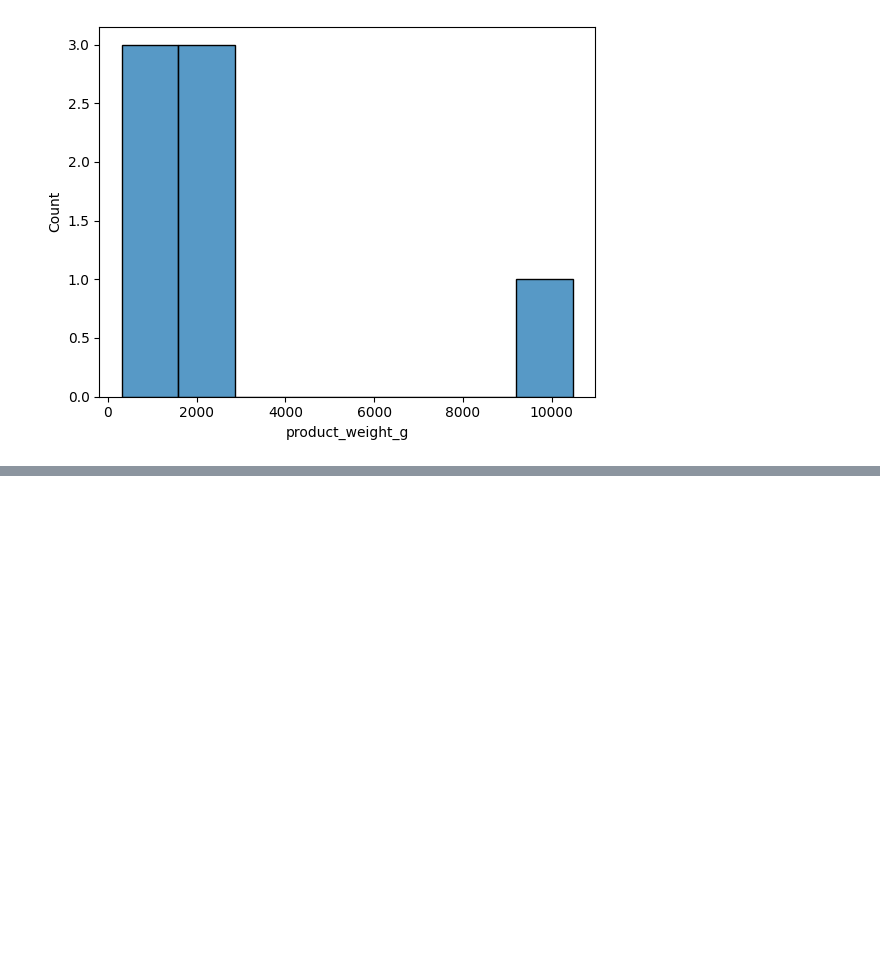
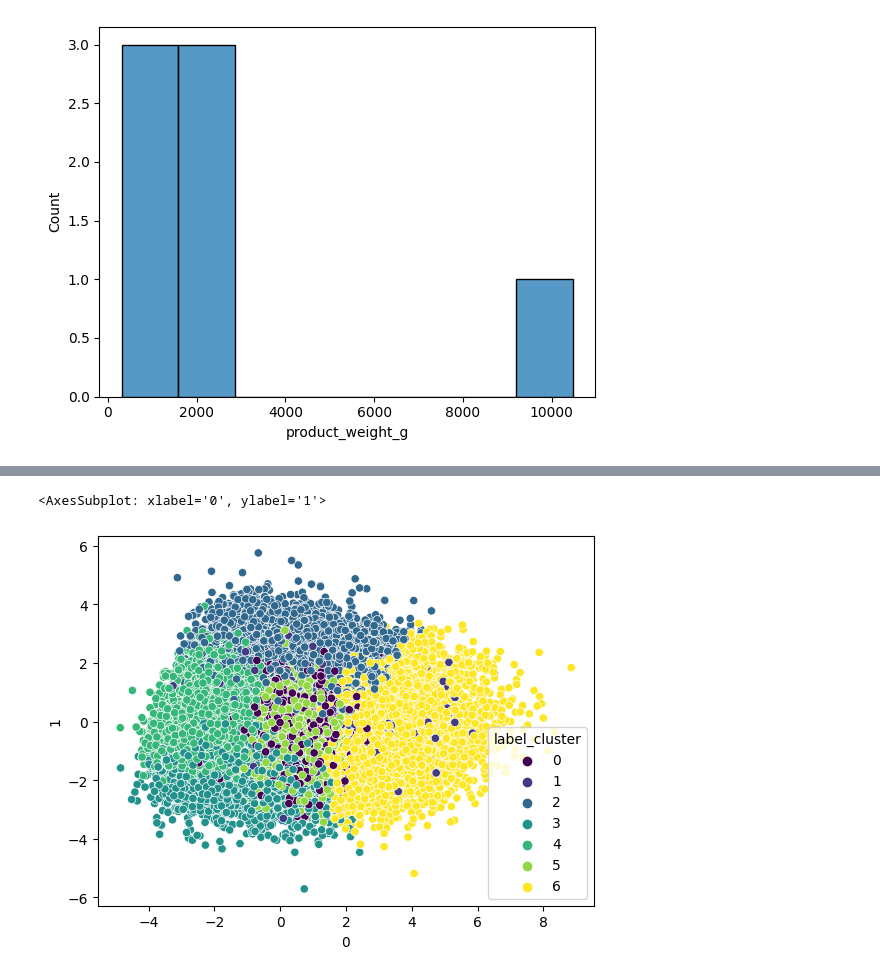
Before and after one commit to Adelinekh/olist_nonsupervise, a Jupyter notebook: modelisation_data.ipynb, the cells around one changed output, grey strips where cells are left out. Saved outputs shown, nothing was run; the diff lists cells and outputs as text; code cells hidden in the pictures; blank space fills up the shorter version.

Commit message:
ajouter pca et graphique

```diff
--- a/modelisation_data.ipynb
+++ b/modelisation_data.ipynb
@@ -255,0 +292,13 @@ for col in df_expli.columns:
+# %%
+quantitative_col = list(df.select_dtypes(include=[float,int]).columns)
+
+categoriel_col = list(df.select_dtypes(include=[object]).columns)
+
+quantitative_pipeline = make_pipeline(FunctionTransformer(func=np.log1p),
+                                      StandardScaler())
+categoriel_pipeline = make_pipeline(OneHotEncoder(drop='if_binary',sparse=False))
+
+
+preprocessing=ColumnTransformer([("one_hot",categoriel_pipeline,cat_cols),("scaling",quantitative_pipeline,num_cols)])
+# %%
+data_pca = preprocessing.fit_transform(df)
@@ -255,0 +310,4 @@ for col in df_expli.columns:
+# %%
+pca = PCA(n_components=0.99)
+pipe_pca= make_pipeline(preprocessing,PCA(n_components=0.99))
+df_pca = pca.fit_transform(data_pca)
@@ -255,0 +330,4 @@ for col in df_expli.columns:
+# %%
+df_kmean = pd.DataFrame(df_pca)
+df_kmean['label_cluster']=clusters
+df_kmean
@@ -255,0 +348,5 @@ for col in df_expli.columns:
+# %%
+sns.scatterplot(data=df_kmean,x=df_kmean.iloc[:,0],y=df_kmean.iloc[:,1],hue=df_kmean.label_cluster,palette='viridis')
+# %% [output]
+<AxesSubplot: xlabel='0', ylabel='1'>
+[figure, added]
```
Also changed, not shown: parts of 16 cells of this notebook.
